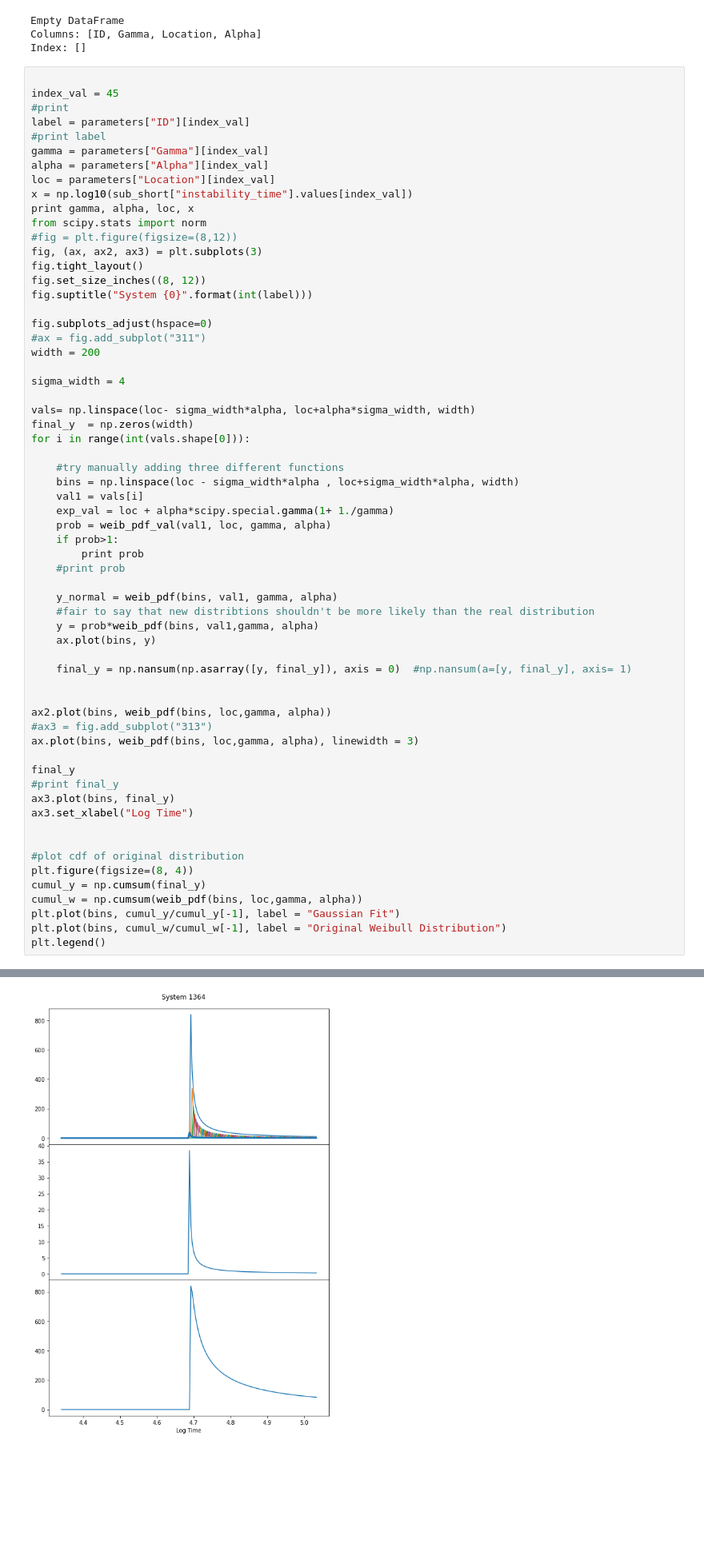
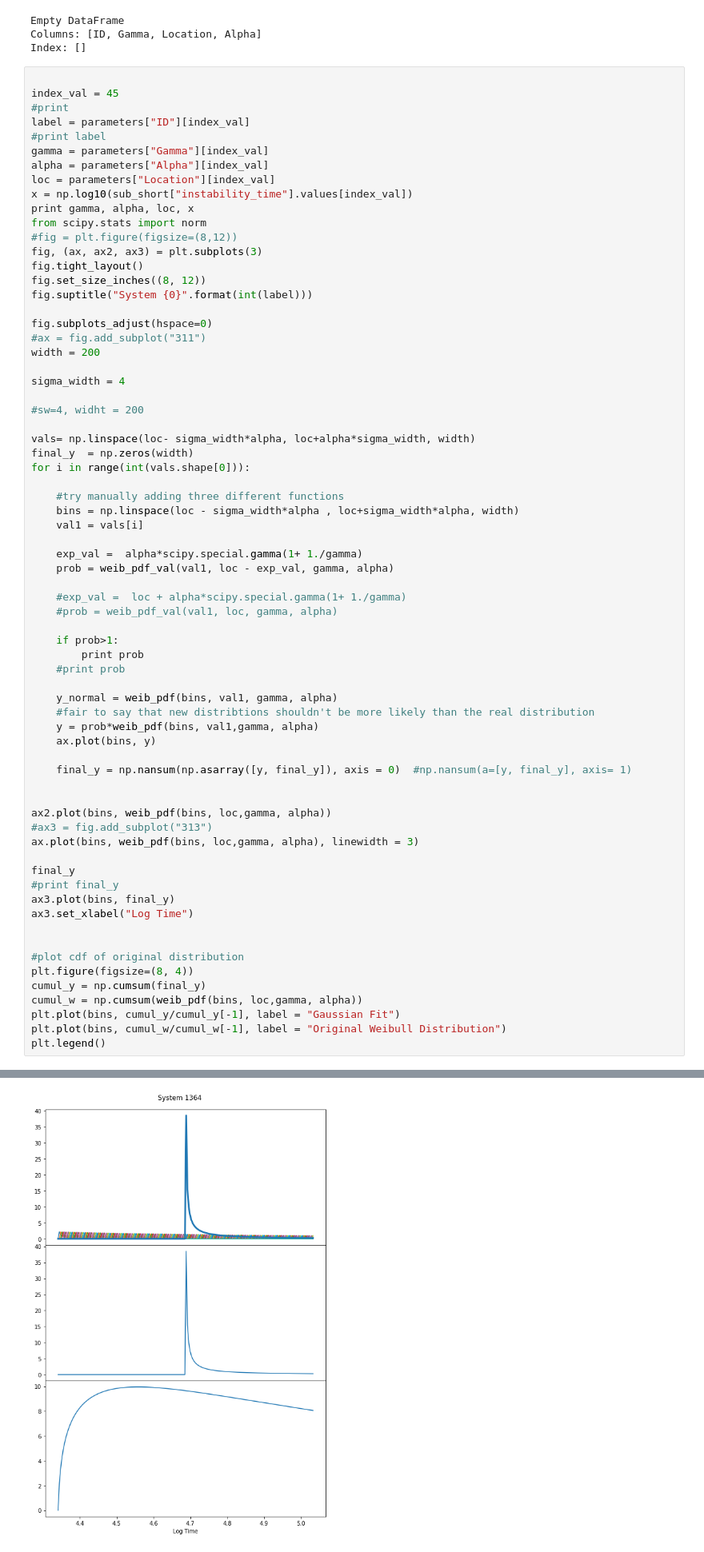
Before and after one commit to dtamayo/MLstability, a Jupyter notebook: Analysis/MCMC_Analysis/ConvolutedConvolutions.ipynb, the cells around one changed output, grey strips where cells are left out. Shown at 80% size. Cells and saved outputs as stored; diff of their text form; blank space fills up the shorter version.

```diff
--- a/Analysis/MCMC_Analysis/ConvolutedConvolutions.ipynb
+++ b/Analysis/MCMC_Analysis/ConvolutedConvolutions.ipynb
@@ -124,6 +137,8 @@ width = 200
 
 sigma_width = 4
 
+#sw=4, widht = 200
+
 vals= np.linspace(loc- sigma_width*alpha, loc+alpha*sigma_width, width)
 final_y  = np.zeros(width)
 for i in range(int(vals.shape[0])):
@@ -131,8 +146,13 @@ for i in range(int(vals.shape[0])):
     #try manually adding three different functions
     bins = np.linspace(loc - sigma_width*alpha , loc+sigma_width*alpha, width)
     val1 = vals[i]
-    exp_val = loc + alpha*scipy.special.gamma(1+ 1./gamma)
-    prob = weib_pdf_val(val1, loc, gamma, alpha)
+
+    exp_val =  alpha*scipy.special.gamma(1+ 1./gamma)
+    prob = weib_pdf_val(val1, loc - exp_val, gamma, alpha)
+
+    #exp_val =  loc + alpha*scipy.special.gamma(1+ 1./gamma)
+    #prob = weib_pdf_val(val1, loc, gamma, alpha)
+
     if prob>1:
         print prob
     #print prob
@@ -185 +188 @@ plt.legend()
-[figure, old version]
+[figure, new version]
```
Also changed, not shown: parts of 10 cells of this notebook, 4 other files.
